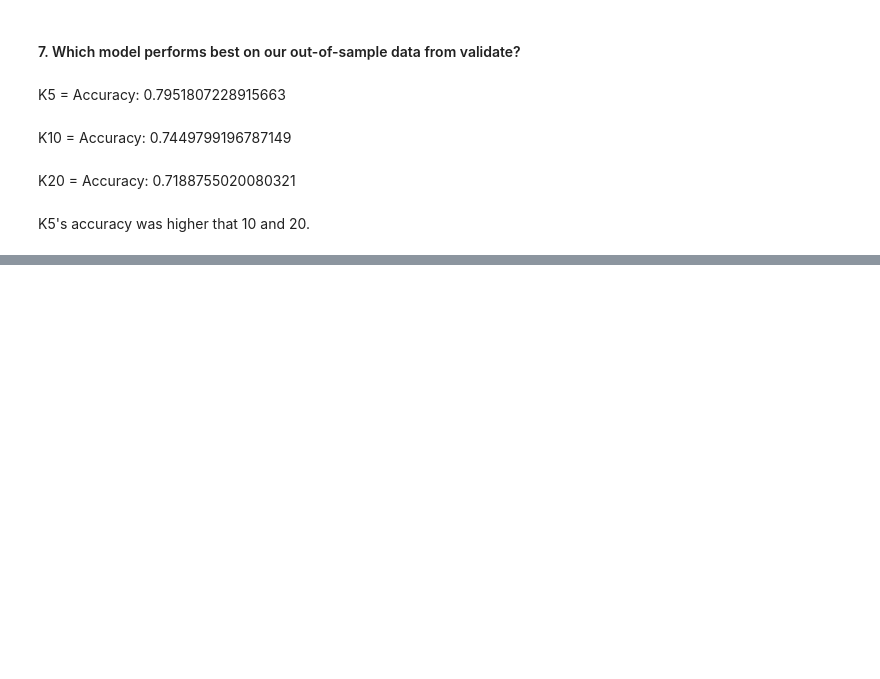
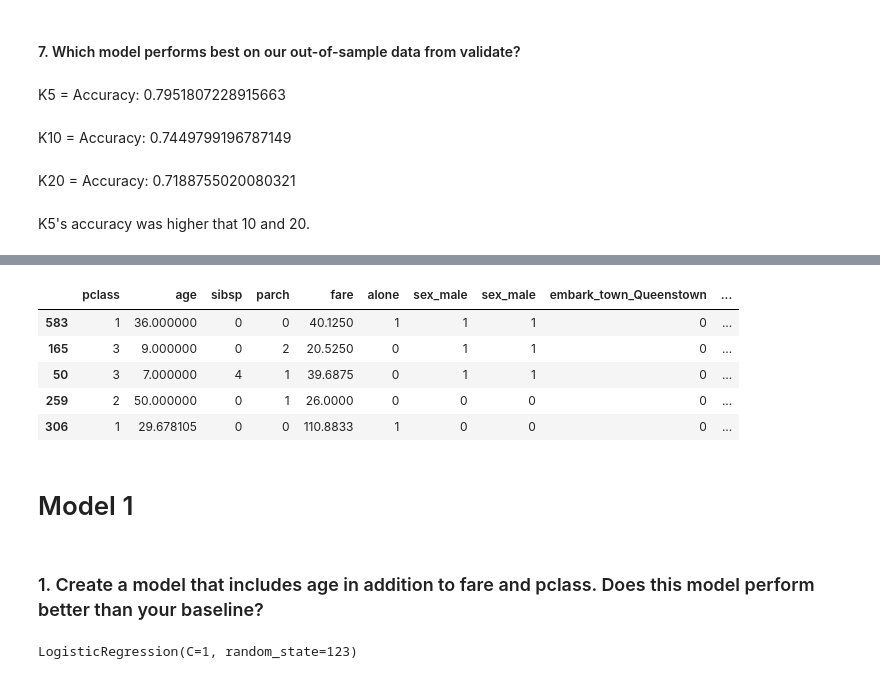
Before and after one commit to raedownen/classification-exercises, a Jupyter notebook: model.ipynb, the cells around one changed output, grey strips where cells are left out. Saved outputs shown, nothing was run; the diff lists cells and outputs as text; code cells hidden in the pictures; blank space fills up the shorter version.

```diff
--- a/model.ipynb
+++ b/model.ipynb
@@ -1220,0 +759,3 @@ K5's accuracy was higher that 10 and 20.
+# %%
+sex_df = pd.get_dummies(titanic[['sex',]], dummy_na=False, drop_first=[True, True])
+sex_df.head()
@@ -1220,0 +769,3 @@ K5's accuracy was higher that 10 and 20.
+# %%
+titanic1 = pd.concat([titanic, sex_df], axis=1)
+titanic1.head()
@@ -1220,0 +779,2 @@ K5's accuracy was higher that 10 and 20.
+# %%
+train, validate, test = prepare.prep_titanic_data(titanic1)
@@ -1220,0 +794,23 @@ K5's accuracy was higher that 10 and 20.
+# %%
+# Make new dataframes
+X_train = train.drop(columns=['survived', 'sex', 'embark_town'])
+y_train = train.survived
+
+X_validate = validate.drop(columns=['survived', 'sex', 'embark_town'])
+y_validate = validate.survived
+
+X_test = test.drop(columns=['survived', 'sex', 'embark_town'])
+y_test = test.survived
+# %%
+X_train.head()
+# %% [output]
+|  | pclass | age | sibsp | parch | fare | alone | sex_male | sex_male | embark_town_Queenstown | ... |
+| 583 | 1 | 36.000000 | 0 | 0 | 40.1250 | 1 | 1 | 1 | 0 | ... |
+| 165 | 3 | 9.000000 | 0 | 2 | 20.5250 | 0 | 1 | 1 | 0 | ... |
+| 50 | 3 | 7.000000 | 4 | 1 | 39.6875 | 0 | 1 | 1 | 0 | ... |
+| 259 | 2 | 50.000000 | 0 | 1 | 26.0000 | 0 | 0 | 0 | 0 | ... |
+| 306 | 1 | 29.678105 | 0 | 0 | 110.8833 | 1 | 0 | 0 | 0 | ... |
+# %% [markdown]
+# Model 1
+# %% [markdown]
+### 1. Create a model that includes age in addition to fare and pclass. Does this model perform better than your baseline?
@@ -1220,0 +820,5 @@ K5's accuracy was higher that 10 and 20.
+# %%
+#  fit the model on train data
+logit.fit(X_train, y_train)
+# %% [output]
+LogisticRegression(C=1, random_state=123)
```
Also changed, not shown: parts of 119 cells of this notebook.
